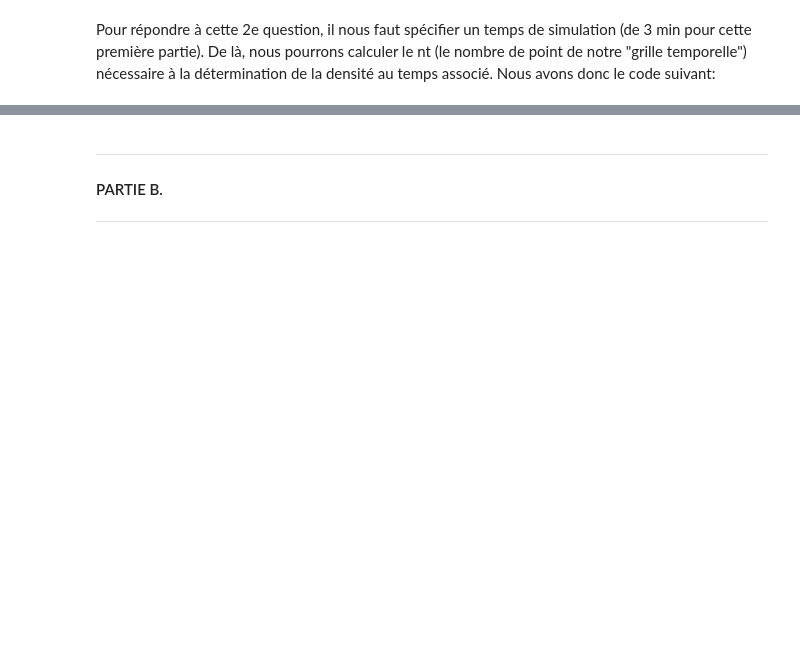
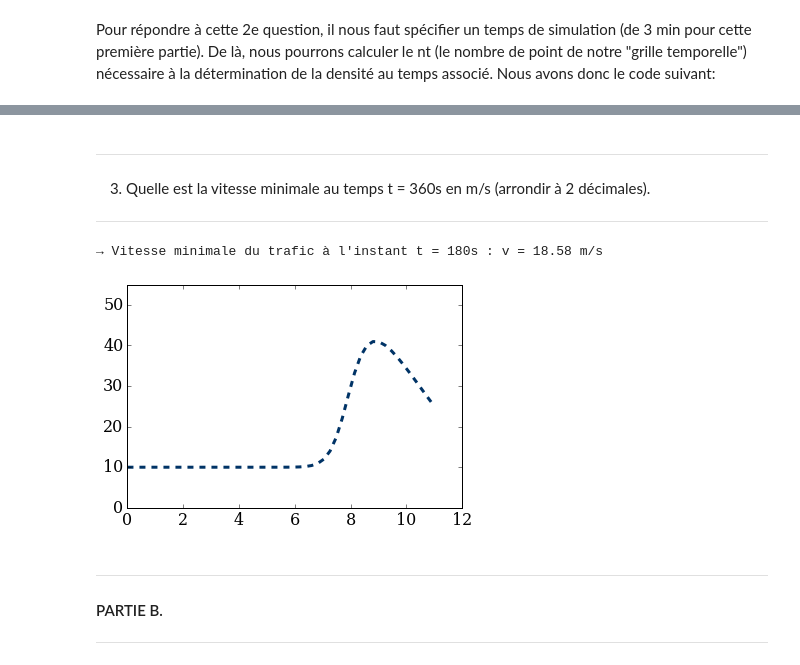
Before and after one commit to ServranckxChristophe/numerical-mooc, a Jupyter notebook: working/Traffic_Flow.ipynb, the cells around one changed output, grey strips where cells are left out. Drawn from its saved outputs; the diff is of its cells as text; code cells hidden in the pictures; blank space fills up the shorter version.

```diff
--- a/working/Traffic_Flow.ipynb
+++ b/working/Traffic_Flow.ipynb
@@ -337,3 +366,15 @@ print("w_min(t6)=",round(w_min,2),"m/s")
+# %% [markdown]
+---
+3) Quelle est la vitesse minimale au temps t = 360s en m/s (arrondir à 2 décimales).
+
+---
+# %%
+t_sim=6
+evo(CL,t_sim,v_max,v)
+print ("→ Vitesse minimale du trafic à l'instant t = 180s : v =",round(u[1]*10/36,2),"m/s")
+# %% [output]
+→ Vitesse minimale du trafic à l'instant t = 180s : v = 18.58 m/s
+[figure, added]
 # %% [markdown]
 ---
 
```
Also changed, not shown: parts of 94 cells of this notebook.
